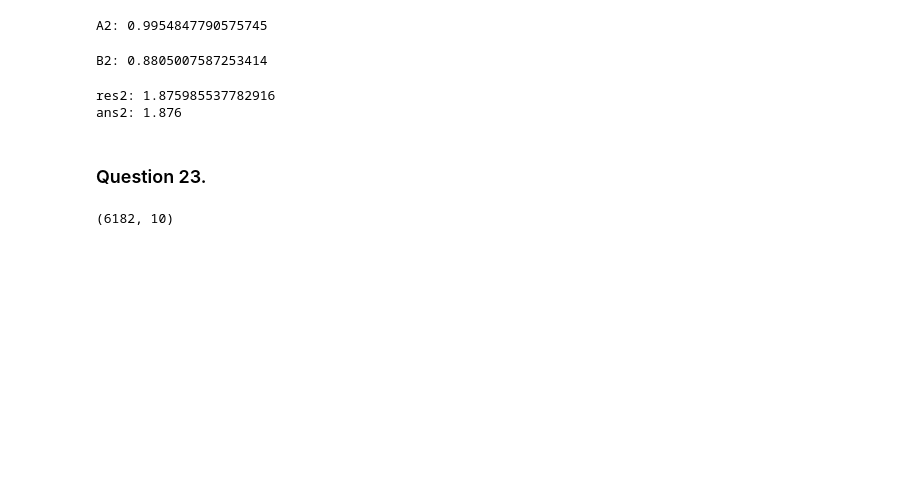
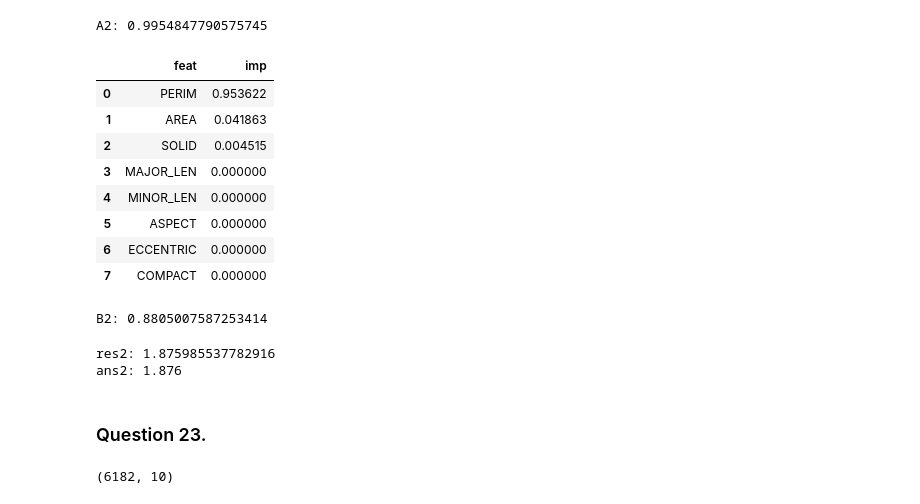
Before and after one commit to EunsangJeon/python-recap-2025, a Jupyter notebook: ds2-test-handson/lv2-2510 Sample Code.ipynb, the cells around one changed output. Cells and saved outputs as stored; diff of their text form; code cells hidden in the pictures; blank space fills up the shorter version.

```diff
--- a/ds2-test-handson/lv2-2510 Sample Code.ipynb
+++ b/ds2-test-handson/lv2-2510 Sample Code.ipynb
@@ -157,6 +155,18 @@ A2 = sum(f_df.imp[:2])
 print(f'A2: {A2}')
 # %% [output]
 A2: 0.9954847790575745
+# %%
+f_df
+# %% [output]
+|  | feat | imp |
+| 0 | PERIM | 0.953622 |
+| 1 | AREA | 0.041863 |
+| 2 | SOLID | 0.004515 |
+| 3 | MAJOR_LEN | 0.000000 |
+| 4 | MINOR_LEN | 0.000000 |
+| 5 | ASPECT | 0.000000 |
+| 6 | ECCENTRIC | 0.000000 |
+| 7 | COMPACT | 0.000000 |
 # %%
 # Step 22-3.
 
```
Also changed, not shown: parts of 9 cells of this notebook.
